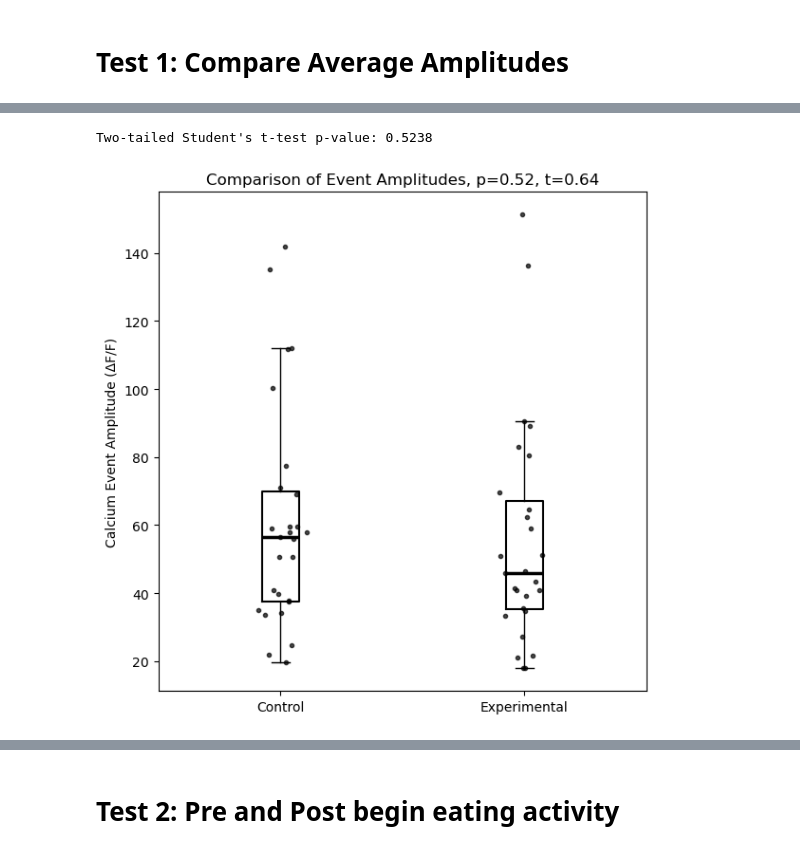
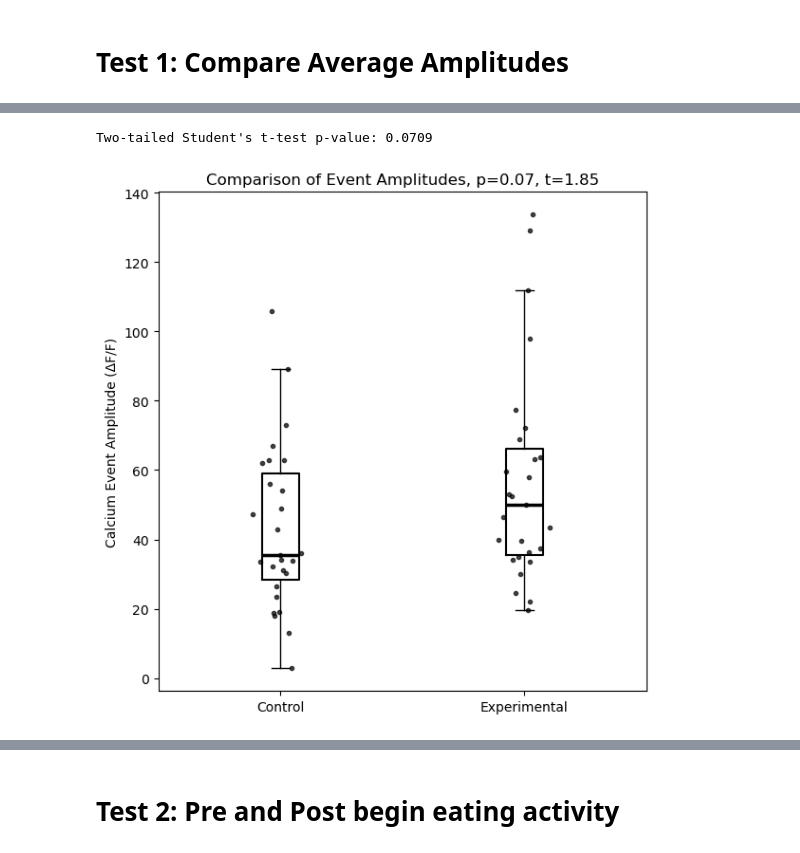
Before and after one commit to Gyrozaid/Calcium-Imaging, a Jupyter notebook: analysis/appetitive_food_analysis.ipynb, the cells around one changed output, grey strips where cells are left out. Saved outputs shown, nothing was run; the diff lists cells and outputs as text; code cells hidden in the pictures.

```diff
--- a/analysis/appetitive_food_analysis.ipynb
+++ b/analysis/appetitive_food_analysis.ipynb
@@ -108,25 +108,11 @@ Successfully set up cluster with 15 processes
 load_results = True
 num_processors_to_use = None
 if load_results:
-    save_path =  r"C:\Users\ryanz\Documents\calcium_imaging\processed\IL16-24-086\2025_06_17\experiment_2\12_21_11\analyzed_neurons_experiment_2.hdf5"
+    save_path =  r"C:\Users\Moorman\calcium_imaging\processed\IL16-24-086\2025_06_17\experiment_2\12_21_11\analyzed_neurons_experiment_2.hdf5"
     cnmfe_model = load_CNMF(save_path,
                                 n_processes=num_processors_to_use,
                                 dview=cluster)
     correlation_image = cnmfe_model.estimates.Cn
     print(f"Successfully loaded data.")
-
-#raw movie
-movie_path_general = r"C:\Users\ryanz\Documents\calcium_imaging\raw\IL16-24-086\IL16-24-086\2025_06_17\12_15_11\V4_Miniscope"
-movie_paths = []
-
-for i in range(5): # change num to however many video files there are
-    movie_paths.append(movie_path_general + f"\\{i}.avi")
-
-#movie_orig = cm.load_movie_chain(movie_paths)
-#max_projection_orig = np.max(movie_orig, axis=0)
-#correlation_image_orig = cm.local_correlations(movie_orig, swap_dim=False)
-#correlation_image_orig[np.isnan(correlation_image_orig)] = 0 # get rid of NaNs, if they exist
-fname_new = cm.save_memmap(movie_paths, base_name='memmap_',
-                               order='C', border_to_0=0, dview=cluster)
 # %% [output]
 Successfully loaded data.
@@ -156,7 +141,7 @@ movie = cnmfe_model.estimates.play_movie(images,
 load_results = True
 num_processors_to_use = None
 if load_results:
-    save_path =  r"C:\Users\ryanz\Documents\calcium_imaging\processed\IL16-24-086\2025_06_17\baseline\12_08_31\analyzed_neurons_baseline.hdf5"
+    save_path =  r"C:\Users\Moorman\calcium_imaging\processed\IL16-24-086\2025_06_17\baseline\12_08_31\analyzed_neurons_baseline.hdf5"
     cnmfe_model_control = load_CNMF(save_path,
                                 n_processes=num_processors_to_use,
                                 dview=cluster)
@@ -203,7 +190,7 @@ Calculating estimates.F_dff
 # %% [markdown]
 # Match calcium traces
 # %%
-assignments = np.load(r"C:\Users\ryanz\Documents\calcium_imaging\processed\IL16-24-086\2025_06_17\assignments.npy")
+assignments = np.load(r"C:\Users\Moorman\calcium_imaging\processed\IL16-24-086\2025_06_17\assignments.npy")
 assignments_no_nan = assignments[~np.isnan(assignments).any(axis=1)]
 
 merged_spike_traces = []
@@ -848,9 +858,9 @@ def plot_normalized_population_heatmap_full_recording(calcium_traces, start_eati
 # %%
-spike_times_exp = threshold_S(merged_spike_traces)
-spike_times_ctrl = threshold_S(merged_spike_traces_control)
+spike_times_exp = threshold_S(merged_spike_traces)[0]
+spike_times_ctrl = threshold_S(merged_spike_traces_control)[0]
 average_amplitude_exp = compute_average_f(spike_times_exp, merged_calcium_traces)
 average_amplitude_ctrl = compute_average_f(spike_times_ctrl, merged_calcium_traces_control)
-compare_amplitudes_boxplot(list(average_amplitude_exp.values()), list(average_amplitude_ctrl.values()))
+compare_amplitudes_boxplot(list(average_amplitude_ctrl.values()), list(average_amplitude_exp.values()))
 # %% [output]
-Two-tailed Student's t-test p-value: 0.5238
+Two-tailed Student's t-test p-value: 0.0709
-[figure, old version]
+[figure, new version]
```
Also changed, not shown: parts of 12 cells of this notebook.
